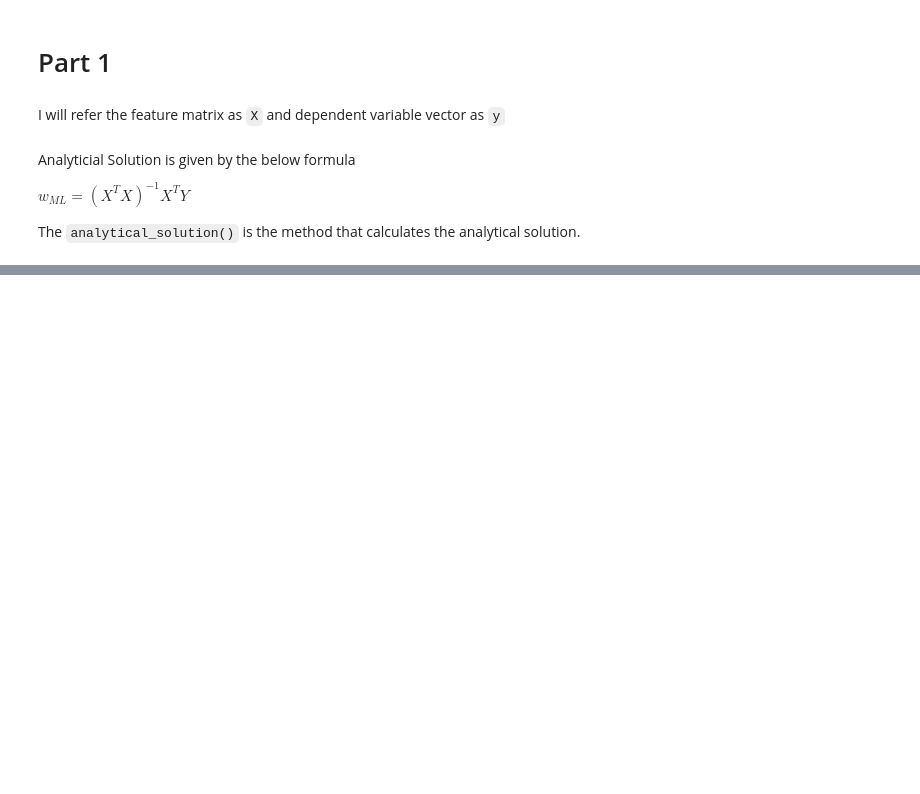
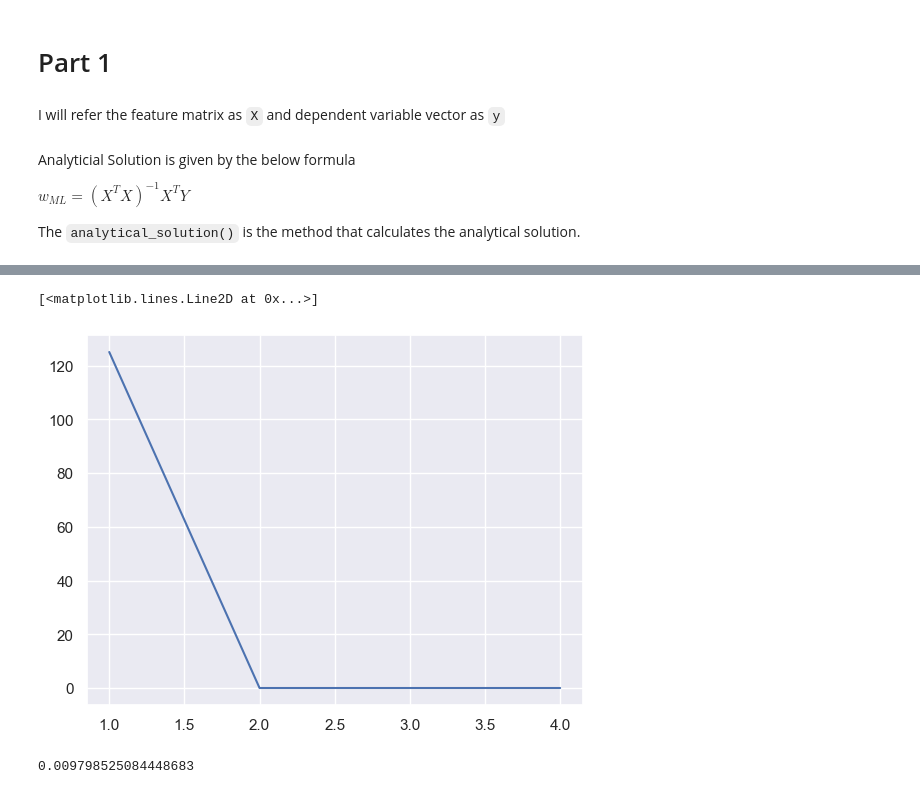
Before and after one commit to seg-fault123/ml, a Jupyter notebook: assignment1/da24c006.ipynb, the cells around one changed output, grey strips where cells are left out. Saved outputs shown, nothing was run; the diff lists cells and outputs as text; code cells hidden in the pictures; blank space fills up the shorter version.

```diff
--- a/assignment1/da24c006.ipynb
+++ b/assignment1/da24c006.ipynb
@@ -231,0 +255,21 @@ dtype: float64
+# %%
+class KernelRegression:
+    def __init__(self, degree):
+        self.degree=degree
+        self.data=None
+        self.alpha=None
+
+    def  calc_kernel(self, X_new):
+        return ((X_new @ self.data.T) + 1)**self.degree
+
+
+
+    def fit(self, X, y):
+        self.data=X
+        self.alpha=np.linalg.pinv(self.calc_kernel(self.data)) @ y
+
+    def predict(self, X):
+        return self.calc_kernel(X) @ self.alpha
+# %%
+kreg=KernelRegression(degree=2)
+kreg.fit(X, y)
@@ -231,0 +281,15 @@ dtype: float64
+# %%
+degrees=np.array(range(1, 5))
+errors=[]
+for degree in degrees:
+    errors.append(cross_validate(X, y, KernelRegression(degree), 0.2))
+# %%
+plt.plot(degrees, errors)
+# %% [output]
+[<matplotlib.lines.Line2D at 0x...>]
+[figure, added]
+# %%
+predictions=kreg.predict(X_test)
+mse(y_test, predictions)
+# %% [output]
+0.009798525084448683
```
Also changed, not shown: parts of 30 cells of this notebook.
